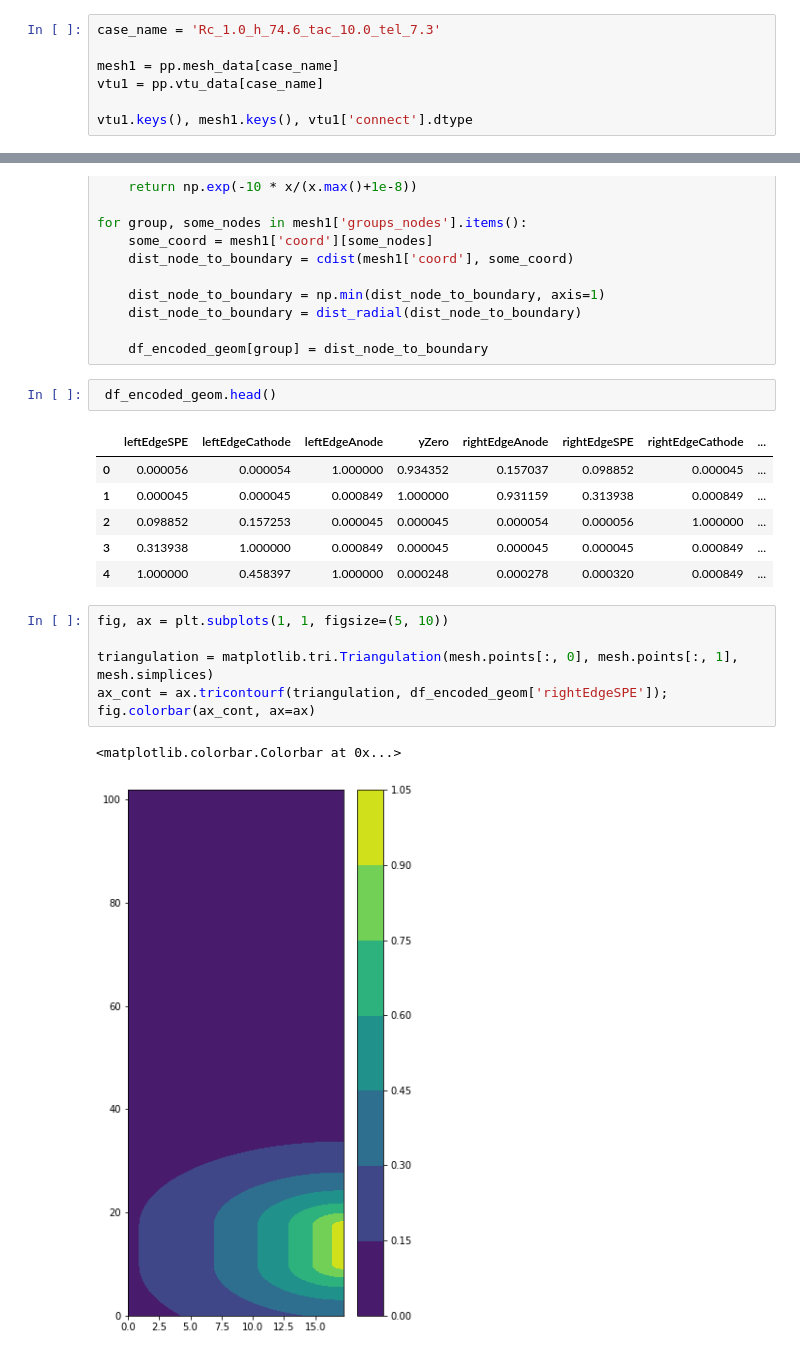
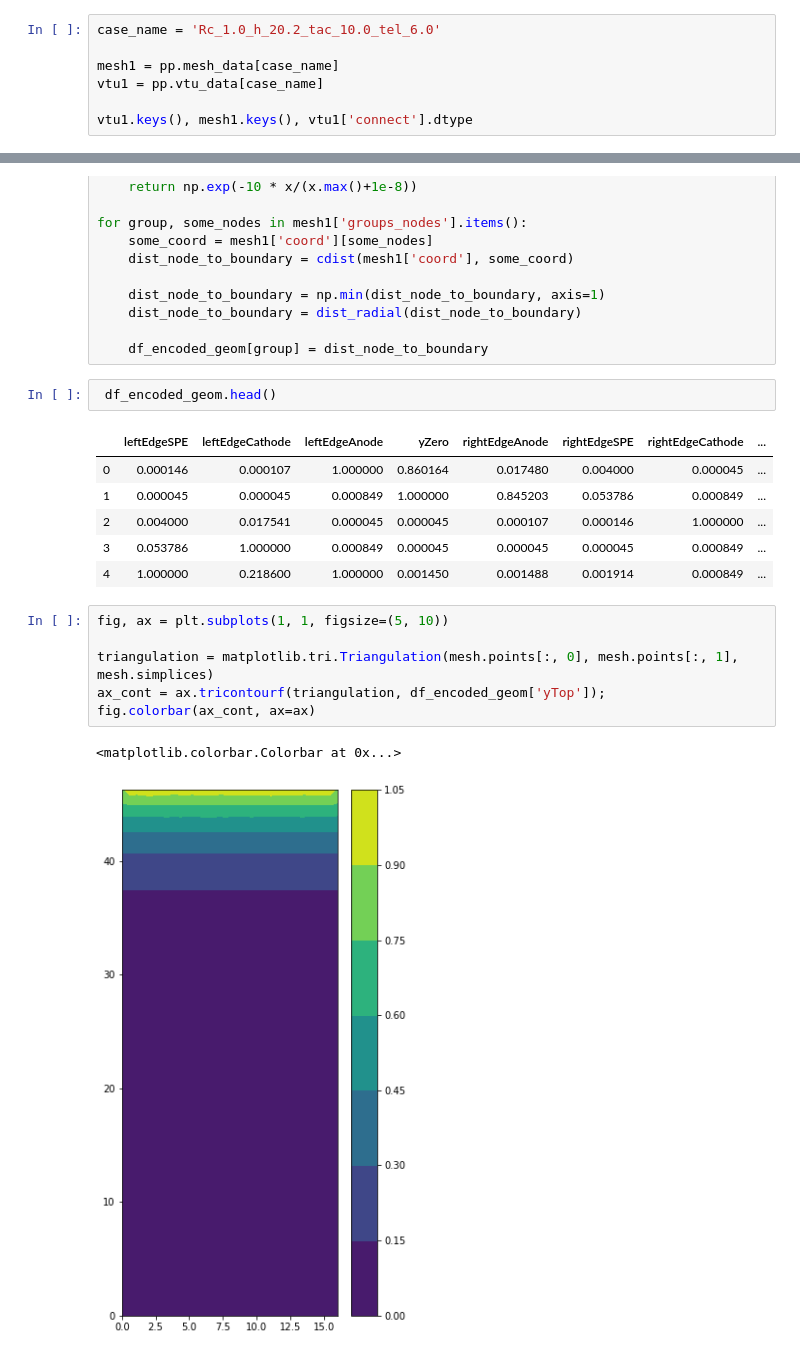
Before and after one commit to FGhavamian/cnn_battery, a Jupyter notebook: notebooks/encode_mesh.ipynb, the cells around one changed output, grey strips where cells are left out. Cells and saved outputs as stored; diff of their text form.

```diff
--- a/notebooks/encode_mesh.ipynb
+++ b/notebooks/encode_mesh.ipynb
@@ -28,5 +28,5 @@ reading file: (4) Rc_1.0_h_74.6_tac_10.0_tel_7.33
 # %%
-case_name = 'Rc_1.0_h_74.6_tac_10.0_tel_7.3'
+case_name = 'Rc_1.0_h_20.2_tac_10.0_tel_6.0'
 
 mesh1 = pp.mesh_data[case_name]
 vtu1 = pp.vtu_data[case_name]
@@ -72,17 +72,17 @@ for group, some_nodes in mesh1['groups_nodes'].items():
  df_encoded_geom.head()
 # %% [output]
 |  | leftEdgeSPE | leftEdgeCathode | leftEdgeAnode | yZero | rightEdgeAnode | rightEdgeSPE | rightEdgeCathode | ... |
-| 0 | 0.000056 | 0.000054 | 1.000000 | 0.934352 | 0.157037 | 0.098852 | 0.000045 | ... |
-| 1 | 0.000045 | 0.000045 | 0.000849 | 1.000000 | 0.931159 | 0.313938 | 0.000849 | ... |
-| 2 | 0.098852 | 0.157253 | 0.000045 | 0.000045 | 0.000054 | 0.000056 | 1.000000 | ... |
-| 3 | 0.313938 | 1.000000 | 0.000849 | 0.000045 | 0.000045 | 0.000045 | 0.000849 | ... |
-| 4 | 1.000000 | 0.458397 | 1.000000 | 0.000248 | 0.000278 | 0.000320 | 0.000849 | ... |
+| 0 | 0.000146 | 0.000107 | 1.000000 | 0.860164 | 0.017480 | 0.004000 | 0.000045 | ... |
+| 1 | 0.000045 | 0.000045 | 0.000849 | 1.000000 | 0.845203 | 0.053786 | 0.000849 | ... |
+| 2 | 0.004000 | 0.017541 | 0.000045 | 0.000045 | 0.000107 | 0.000146 | 1.000000 | ... |
+| 3 | 0.053786 | 1.000000 | 0.000849 | 0.000045 | 0.000045 | 0.000045 | 0.000849 | ... |
+| 4 | 1.000000 | 0.218600 | 1.000000 | 0.001450 | 0.001488 | 0.001914 | 0.000849 | ... |
 # %%
 fig, ax = plt.subplots(1, 1, figsize=(5, 10))
 
 triangulation = matplotlib.tri.Triangulation(mesh.points[:, 0], mesh.points[:, 1], mesh.simplices)
-ax_cont = ax.tricontourf(triangulation, df_encoded_geom['rightEdgeSPE']);
+ax_cont = ax.tricontourf(triangulation, df_encoded_geom['yTop']);
 fig.colorbar(ax_cont, ax=ax)
 # %% [output]
 <matplotlib.colorbar.Colorbar at 0x...>
-[figure, old version]
+[figure, new version]
```
Also changed, not shown: parts of 3 cells of this notebook, 16 other files.
